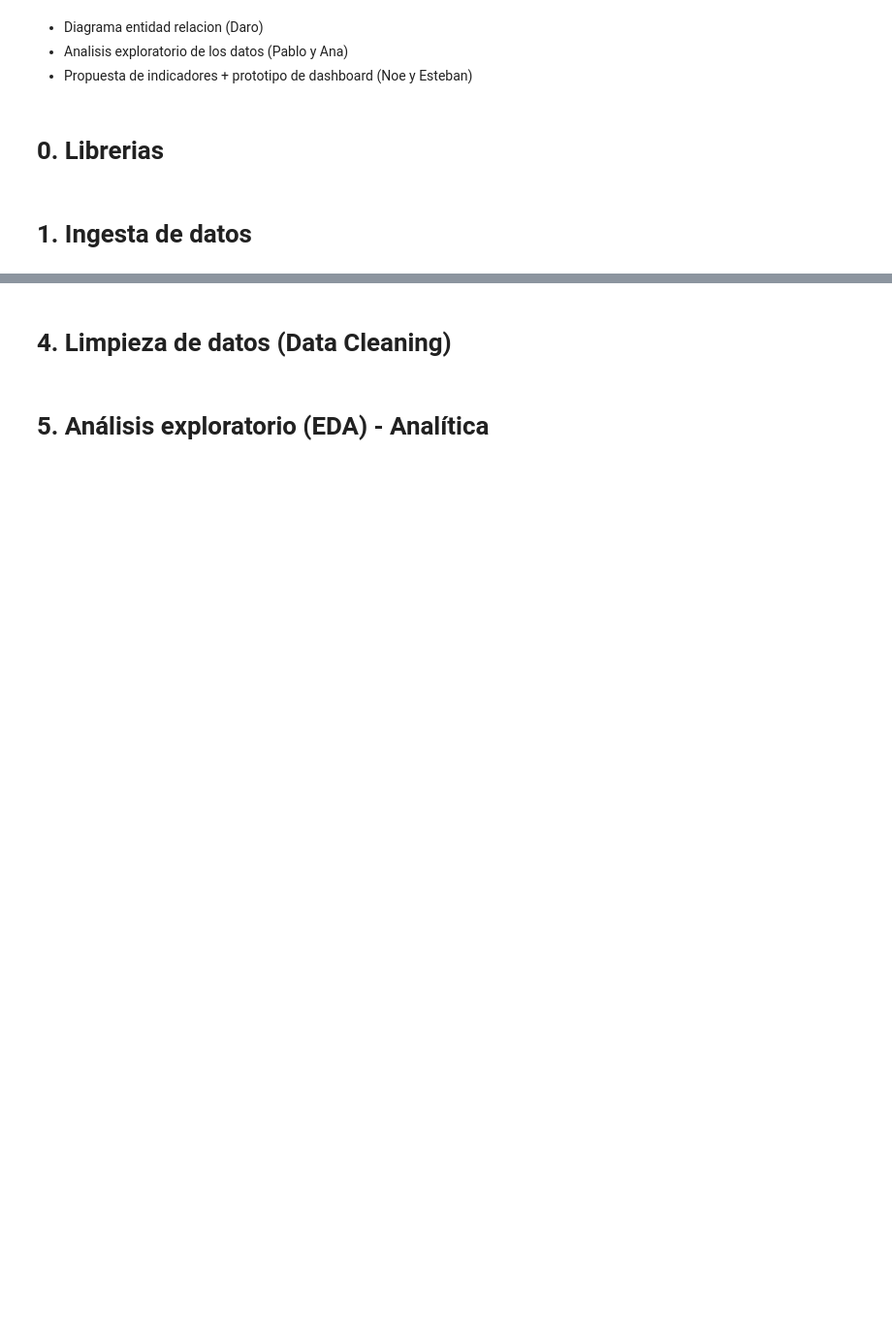
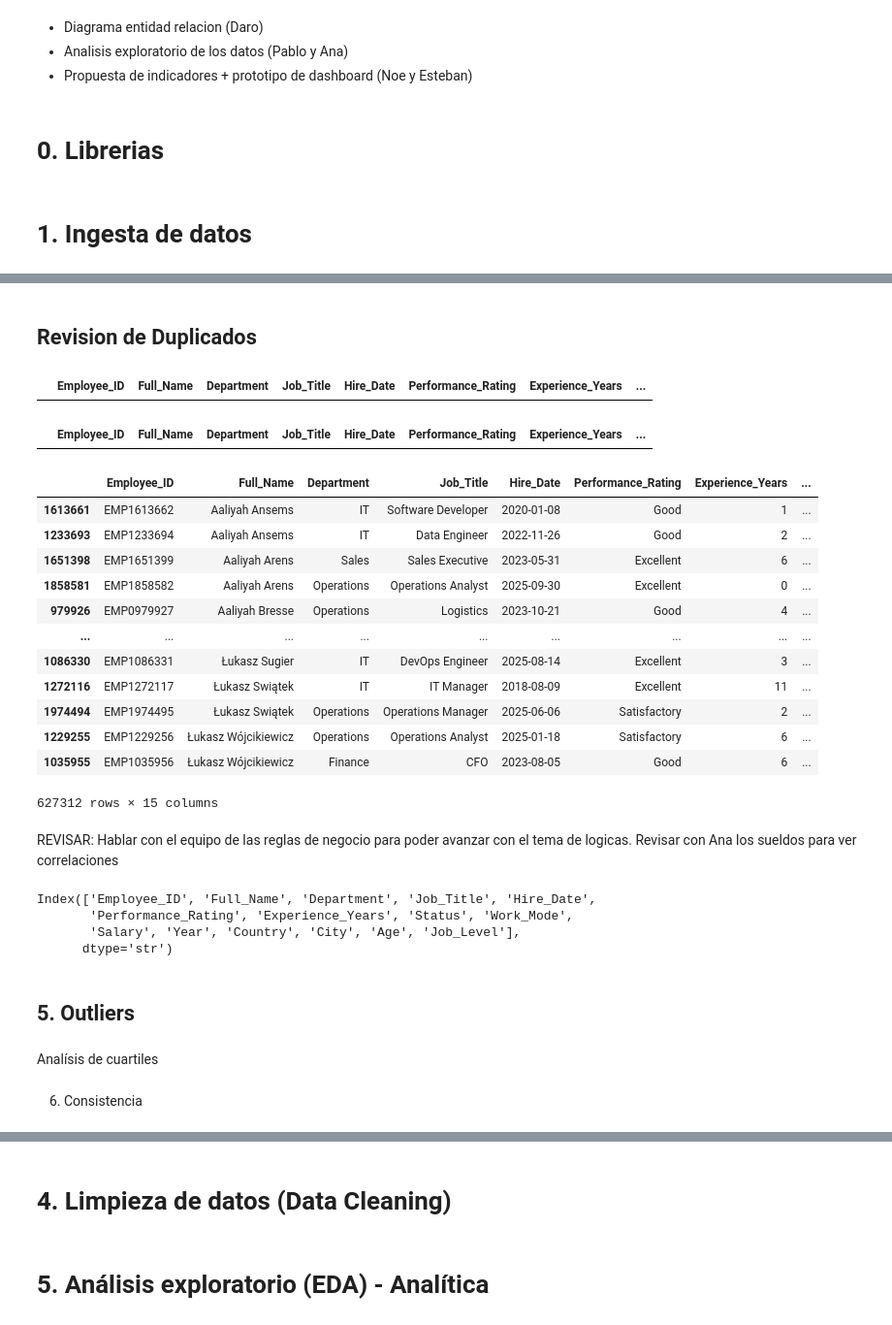
Before and after one commit to dariomicheli/HR-Analytics, a Jupyter notebook: notebook.ipynb, the cells around one changed output, grey strips where cells are left out. Shown at 97% size. Drawn from its saved outputs; the diff is of its cells as text; code cells hidden in the pictures; blank space fills up the shorter version.

Commit message:
Revision de dataset borrador

```diff
--- a/notebook.ipynb
+++ b/notebook.ipynb
@@ -26,0 +162,44 @@ df.head(5)
+# %% [markdown]
+## Revision de Duplicados
+# %%
+# Reviso si hay filas duplicadas
+df[df.duplicated(keep=False)]
+# %% [output]
+|  | Employee_ID | Full_Name | Department | Job_Title | Hire_Date | Performance_Rating | Experience_Years | ... |
+# %%
+# Reviso si hay Ids duplicados
+df[df.duplicated(subset=["Employee_ID"], keep=False)].sort_values(by="Employee_ID")
+# %% [output]
+|  | Employee_ID | Full_Name | Department | Job_Title | Hire_Date | Performance_Rating | Experience_Years | ... |
+# %%
+# ver empleados duplicados
+df[df.duplicated(subset=["Full_Name"], keep=False)].sort_values("Full_Name")
+# %% [output]
+|  | Employee_ID | Full_Name | Department | Job_Title | Hire_Date | Performance_Rating | Experience_Years | ... |
+| 1613661 | EMP1613662 | Aaliyah Ansems | IT | Software Developer | 2020-01-08 | Good | 1 | ... |
+| 1233693 | EMP1233694 | Aaliyah Ansems | IT | Data Engineer | 2022-11-26 | Good | 2 | ... |
+| 1651398 | EMP1651399 | Aaliyah Arens | Sales | Sales Executive | 2023-05-31 | Excellent | 6 | ... |
+| 1858581 | EMP1858582 | Aaliyah Arens | Operations | Operations Analyst | 2025-09-30 | Excellent | 0 | ... |
+| 979926 | EMP0979927 | Aaliyah Bresse | Operations | Logistics | 2023-10-21 | Good | 4 | ... |
+| ... | ... | ... | ... | ... | ... | ... | ... | ... |
+| 1086330 | EMP1086331 | Łukasz Sugier | IT | DevOps Engineer | 2025-08-14 | Excellent | 3 | ... |
+| 1272116 | EMP1272117 | Łukasz Swiątek | IT | IT Manager | 2018-08-09 | Excellent | 11 | ... |
+| 1974494 | EMP1974495 | Łukasz Swiątek | Operations | Operations Manager | 2025-06-06 | Satisfactory | 2 | ... |
+| 1229255 | EMP1229256 | Łukasz Wójcikiewicz | Operations | Operations Analyst | 2025-01-18 | Satisfactory | 6 | ... |
+| 1035955 | EMP1035956 | Łukasz Wójcikiewicz | Finance | CFO | 2023-08-05 | Good | 6 | ... |
+627312 rows × 15 columns
+# %% [markdown]
+REVISAR: Hablar con el equipo de las reglas de negocio para poder avanzar con el tema de logicas. Revisar con Ana los sueldos para ver correlaciones
+# %%
+df.columns
+# %% [output]
+Index(['Employee_ID', 'Full_Name', 'Department', 'Job_Title', 'Hire_Date',
+       'Performance_Rating', 'Experience_Years', 'Status', 'Work_Mode',
+       'Salary', 'Year', 'Country', 'City', 'Age', 'Job_Level'],
+      dtype='str')
+# %% [markdown]
+## 5. Outliers
+# %% [markdown]
+Analísis de cuartiles
+# %% [markdown]
+6. Consistencia
```
Also changed, not shown: parts of 19 cells of this notebook, 2 other files.
